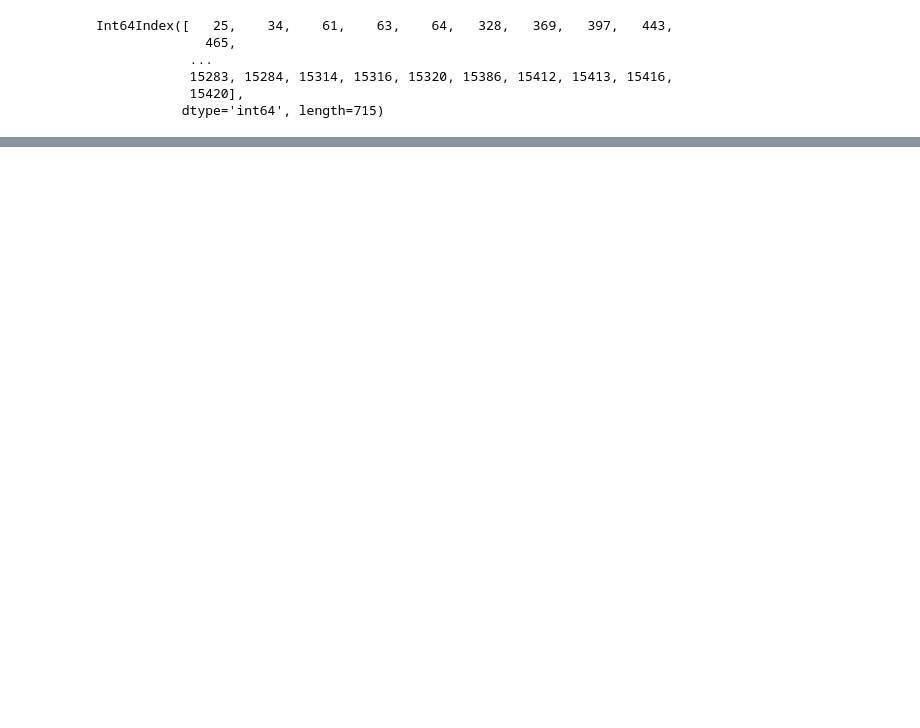
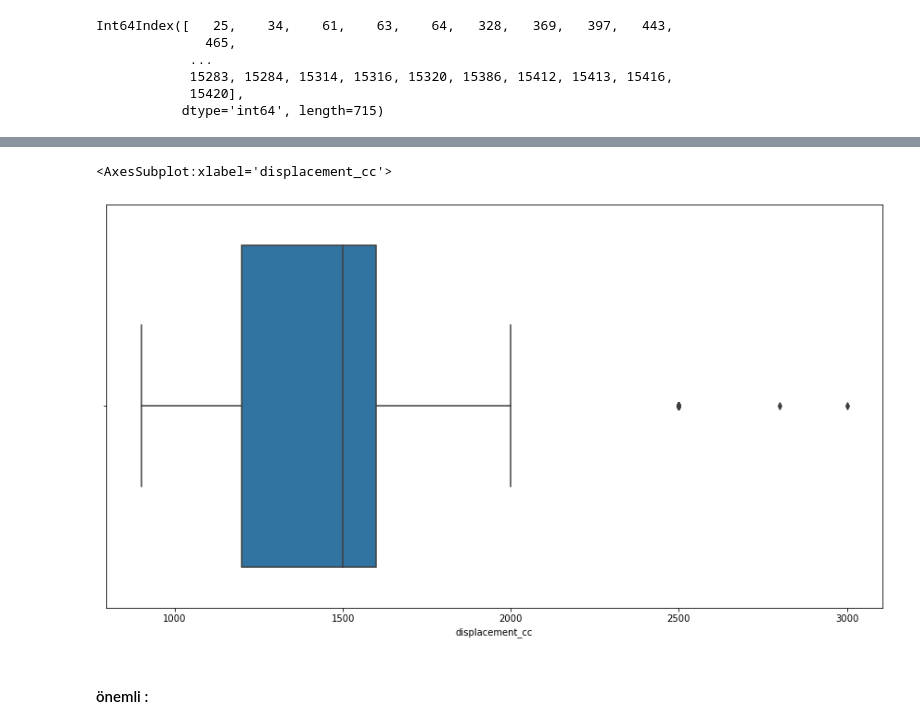
Before and after one commit to B-dogan/Capstone-Projects-Data-Analysis, a Jupyter notebook: Handling_With_Outliers.ipynb, the cells around one changed output, grey strips where cells are left out. Drawn from its saved outputs; the diff is of its cells as text; code cells hidden in the pictures; blank space fills up the shorter version.

```diff
--- a/Handling_With_Outliers.ipynb
+++ b/Handling_With_Outliers.ipynb
@@ -730,0 +777,2 @@ df[df["number_of_seats"]==6]
+# %%
+df.loc[(df.displacement_cc < 900)|(df.displacement_cc > 3000), "displacement_cc"] = np.nan
@@ -730,0 +799,10 @@ df[df["number_of_seats"]==6]
+# %%
+df["displacement_cc"] = df.groupby(["make_model","body_type"]).displacement_cc.apply(lambda x : x.fillna(x.mode()[0]))
+# %%
+plt.figure(figsize=(15,8))
+sns.boxplot(x = df["displacement_cc"])
+# %% [output]
+<AxesSubplot:xlabel='displacement_cc'>
+[figure, added]
+# %% [markdown]
+#### önemli :
```
Also changed, not shown: parts of 130 cells of this notebook, 2 other files.
